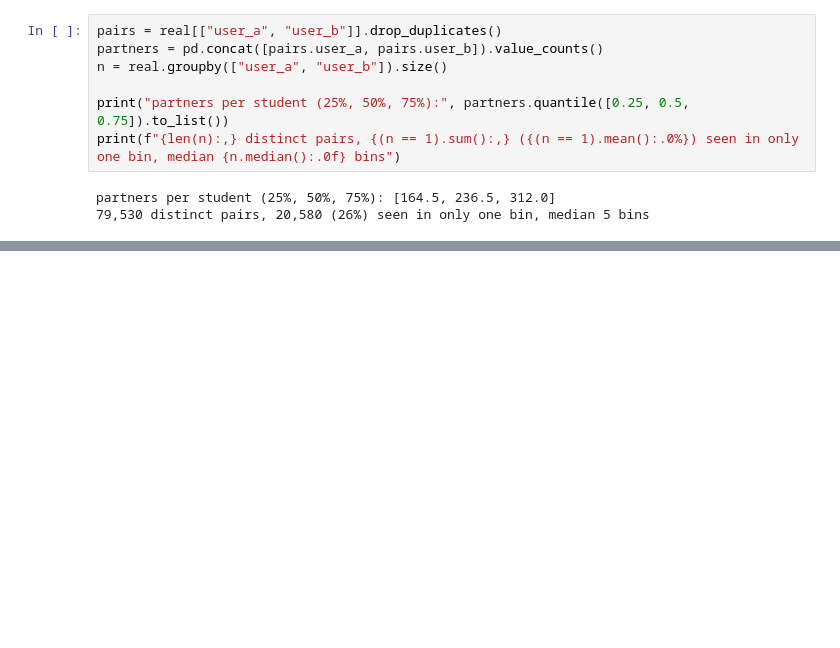
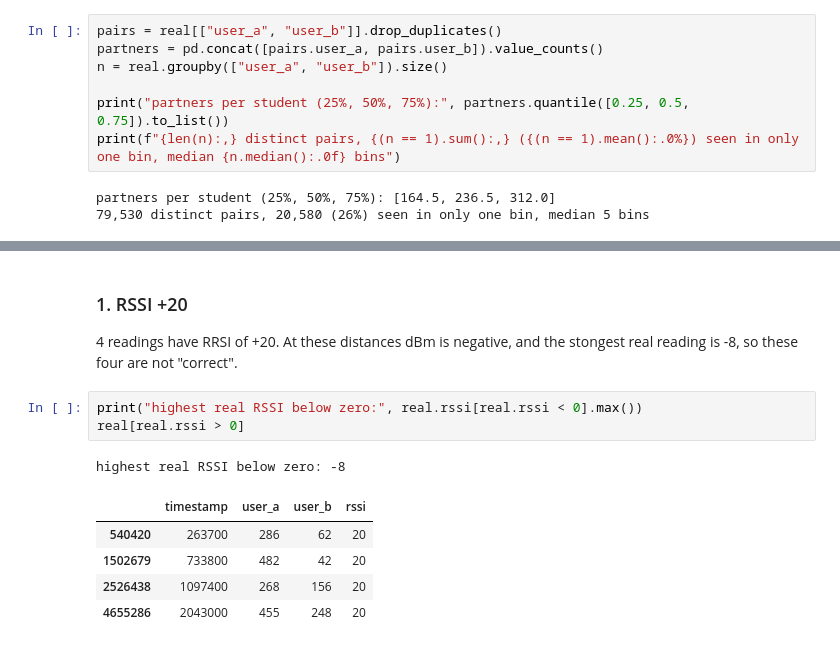
Before and after one commit to s9ib0T/uu-data-mining-1, a Jupyter notebook: notebooks/preprocess.ipynb, the cells around one changed output, grey strips where cells are left out. Saved outputs shown, nothing was run; the diff lists cells and outputs as text; blank space fills up the shorter version.

```diff
--- a/notebooks/preprocess.ipynb
+++ b/notebooks/preprocess.ipynb
@@ -155,0 +160,14 @@ Most pairs are noise, and the signal threshold in phase 2 and the minimum suppor
+# %% [markdown]
+### 1. RSSI +20
+
+4 readings have RRSI of +20. At these distances dBm is negative, and the stongest real reading is -8, so these four are not "correct".
+# %%
+print("highest real RSSI below zero:", real.rssi[real.rssi < 0].max())
+real[real.rssi > 0]
+# %% [output]
+highest real RSSI below zero: -8
+|  | timestamp | user_a | user_b | rssi |
+| 540420 | 263700 | 286 | 62 | 20 |
+| 1502679 | 733800 | 482 | 42 | 20 |
+| 2526438 | 1097400 | 268 | 156 | 20 |
+| 4655286 | 2043000 | 455 | 248 | 20 |
```
Also changed, not shown: parts of 19 cells of this notebook.
